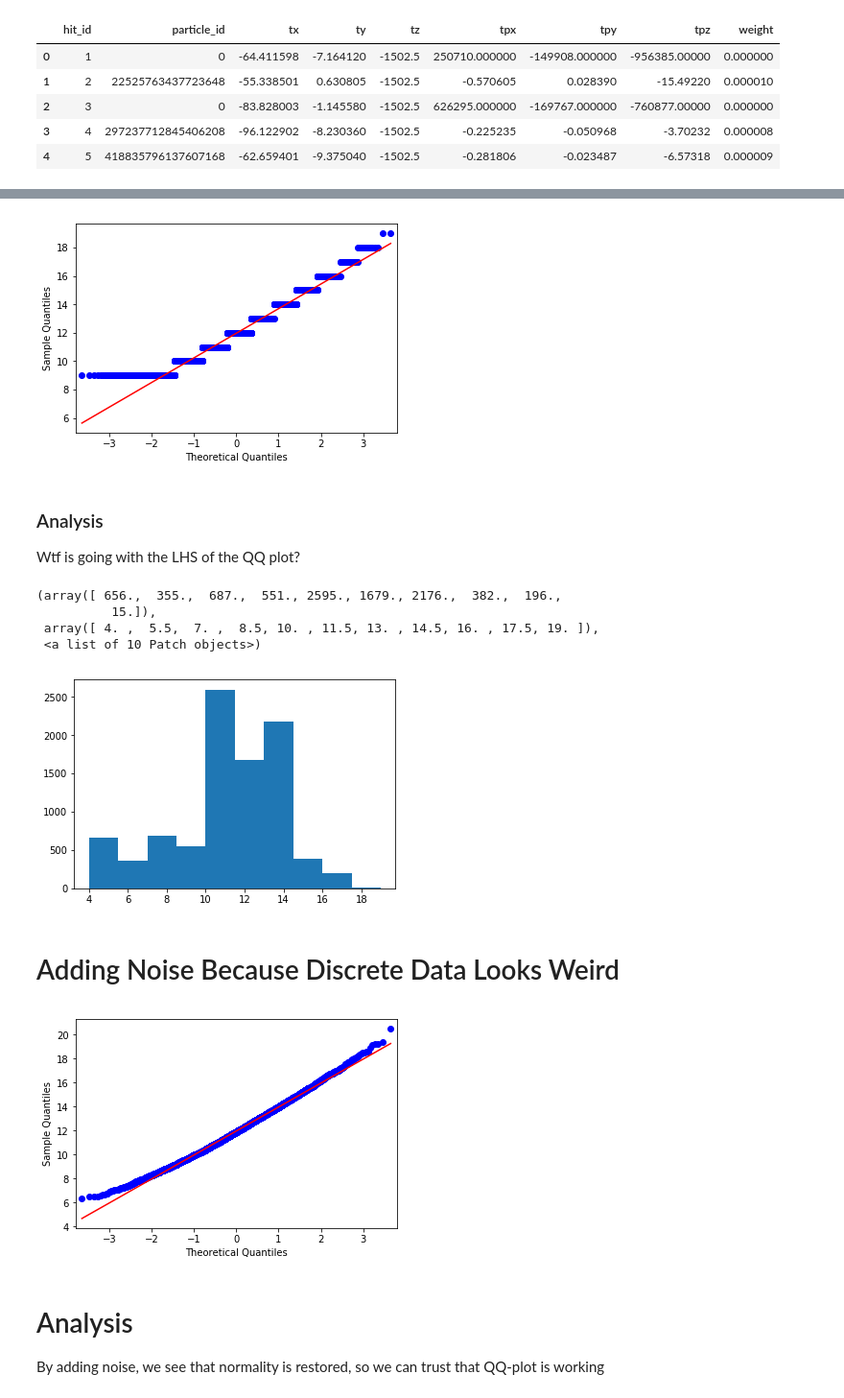
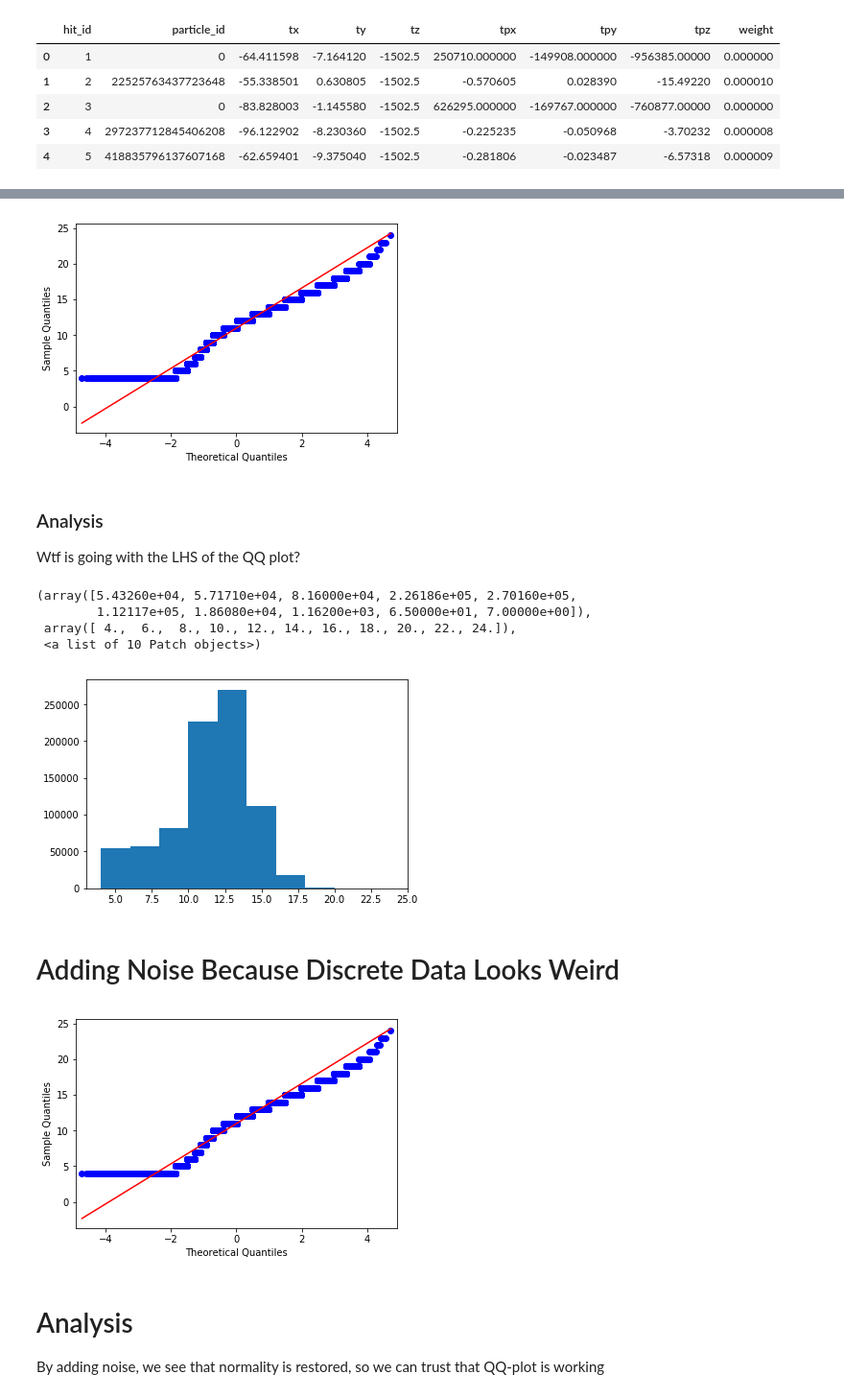
Before and after one commit to sqrider/MATH189_FINAL_PROJ, a Jupyter notebook: Joseph Notebook.ipynb, the cells around one changed output, grey strips where cells are left out. Shown: that part at 96% size. Drawn from its saved outputs; the diff is of its cells as text; code cells hidden in the pictures.

Commit message:
normality of n hits per event found

```diff
--- a/Joseph Notebook.ipynb
+++ b/Joseph Notebook.ipynb
@@ -9,0 +10,10 @@ hits, cells, particles, truth = load_event('C:/Users/acer/Desktop/Education/math
+# %%
+from trackml.dataset import load_event
+hits_list = [load_event('data/train_100_events/event00000' + str(i))[0] for i in range (1000,1100)]
+hits = pd.concat(hits_list, axis = 0)
+cells_list = [load_event('data/train_100_events/event00000' + str(i))[1] for i in range (1000,1100)]
+cells = pd.concat(cells_list, axis = 0)
+particles_list = [load_event('data/train_100_events/event00000' + str(i))[2] for i in range (1000,1100)]
+particles = pd.concat(particles_list, axis = 0)
+truth_list = [load_event('data/train_100_events/event00000' + str(i))[3] for i in range (1000,1100)]
+truth = pd.concat(truth_list, axis = 0)
@@ -68,8 +90,8 @@ fig = qqplot(particles.nhits, fit = True, line='s')
 # %%
-trunc_nhits = particles[particles.nhits >8].nhits
+trunc_nhits = particles[particles.nhits >3].nhits
 fig = qqplot(trunc_nhits, line='s')
 # %% [output]
-[figure, old version]
+[figure, new version]
 # %% [markdown]
 ### Analysis
 
@@ -77,21 +99,21 @@ Wtf is going with the LHS of the QQ plot?
 # %%
 plt.hist(trunc_nhits)
 # %% [output]
-(array([ 656.,  355.,  687.,  551., 2595., 1679., 2176.,  382.,  196.,
-          15.]),
- array([ 4. ,  5.5,  7. ,  8.5, 10. , 11.5, 13. , 14.5, 16. , 17.5, 19. ]),
+(array([5.43260e+04, 5.71710e+04, 8.16000e+04, 2.26186e+05, 2.70160e+05,
+        1.12117e+05, 1.86080e+04, 1.16200e+03, 6.50000e+01, 7.00000e+00]),
+ array([ 4.,  6.,  8., 10., 12., 14., 16., 18., 20., 22., 24.]),
  <a list of 10 Patch objects>)
-[figure, old version]
+[figure, new version]
 # %% [markdown]
 # Adding Noise Because Discrete Data Looks Weird
 # %%
-
+s = 0.0001
 eps = np.random.normal(0,s, trunc_nhits.shape)
 trunc_nhits_random = trunc_nhits + eps
 
 fig = qqplot(trunc_nhits_random, line='s')
 # %% [output]
-[figure, old version]
+[figure, new version]
 # %% [markdown]
 # Analysis
 
```
Also changed, not shown: parts of 12 cells of this notebook.
